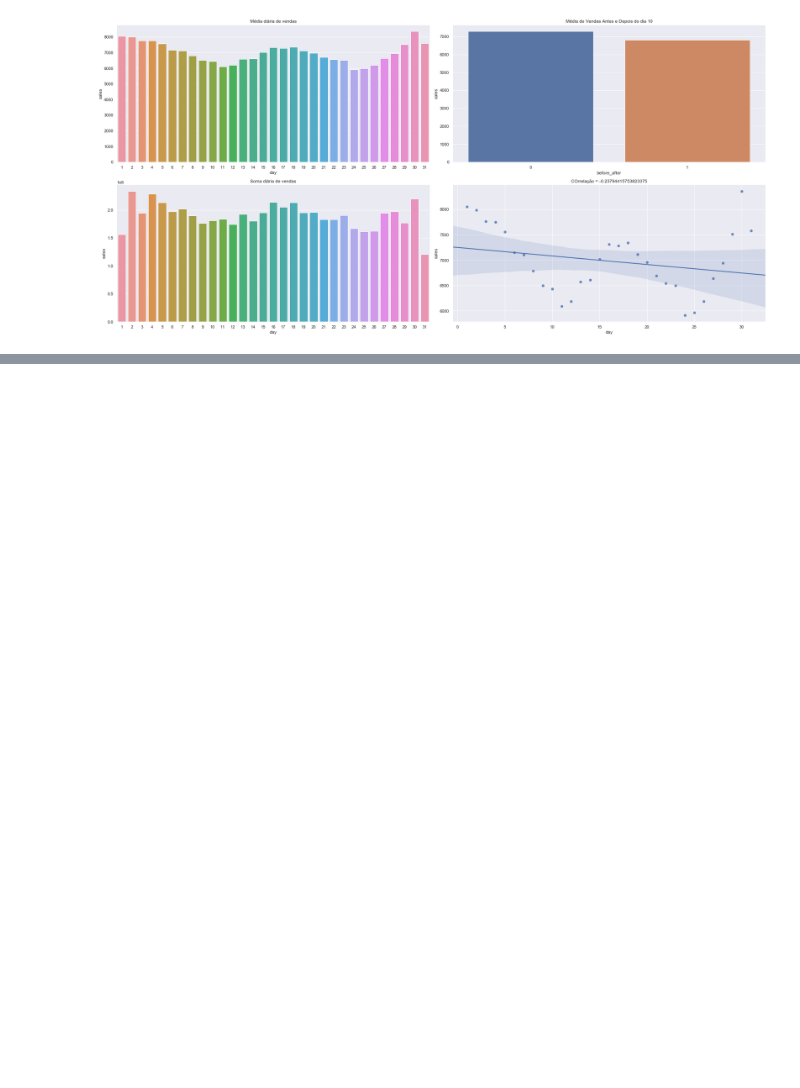
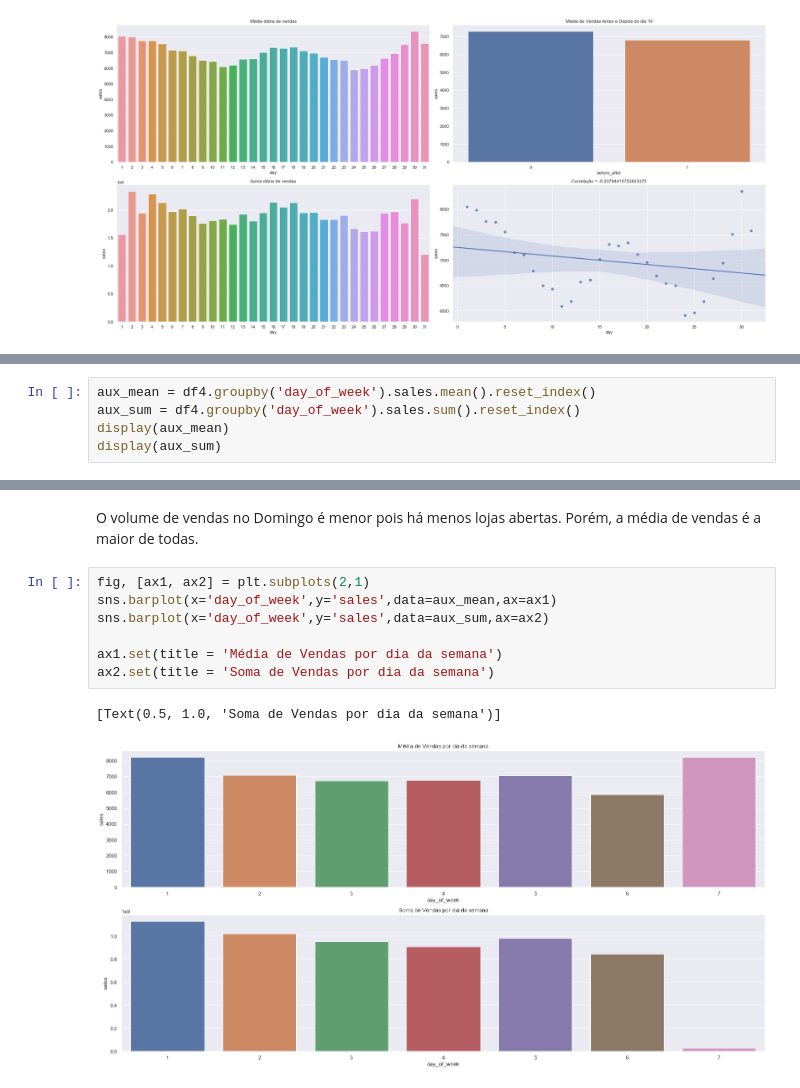
Before and after one commit to igordesouza/ds-em-producao, a Jupyter notebook: m04_v01_store_sales_prediction-Copy1.ipynb, the cells around one changed output, grey strips where cells are left out. Cells and saved outputs as stored; diff of their text form; blank space fills up the shorter version.

```diff
--- a/m04_v01_store_sales_prediction-Copy1.ipynb
+++ b/m04_v01_store_sales_prediction-Copy1.ipynb
@@ -1383,0 +1400,5 @@ plt.tight_layout()
+# %%
+aux_mean = df4.groupby('day_of_week').sales.mean().reset_index()
+aux_sum = df4.groupby('day_of_week').sales.sum().reset_index()
+display(aux_mean)
+display(aux_sum)
@@ -1383,0 +1422,12 @@ plt.tight_layout()
+# %% [markdown]
+O volume de vendas no Domingo é menor pois há menos lojas abertas. Porém, a média de vendas é a maior de todas.
+# %%
+fig, [ax1, ax2] = plt.subplots(2,1)
+sns.barplot(x='day_of_week',y='sales',data=aux_mean,ax=ax1)
+sns.barplot(x='day_of_week',y='sales',data=aux_sum,ax=ax2)
+
+ax1.set(title = 'Média de Vendas por dia da semana')
+ax2.set(title = 'Soma de Vendas por dia da semana')
+# %% [output]
+[Text(0.5, 1.0, 'Soma de Vendas por dia da semana')]
+[figure, added]
```
Also changed, not shown: parts of 8 cells of this notebook.
